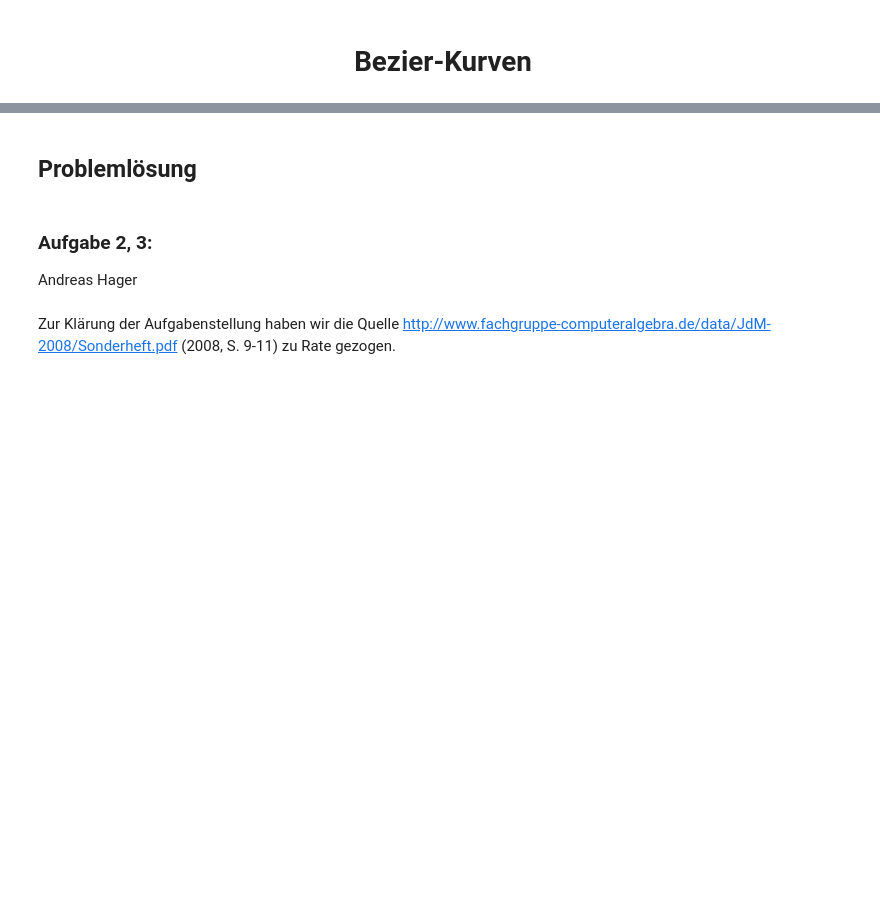
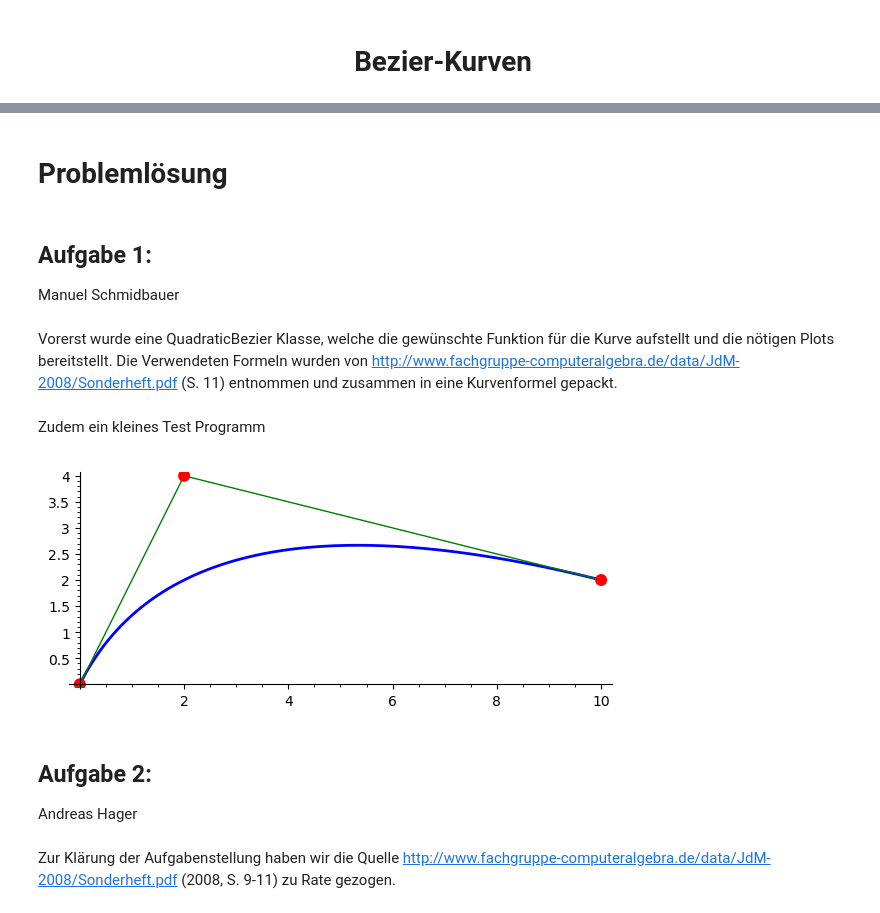
Before and after one commit to AndHager/Bezier, a Jupyter notebook: BezierAndreas.ipynb, the cells around one changed output, grey strips where cells are left out. Saved outputs shown, nothing was run; the diff lists cells and outputs as text; code cells hidden in the pictures; blank space fills up the shorter version.

```diff
--- a/BezierAndreas.ipynb
+++ b/BezierAndreas.ipynb
@@ -3,7 +5,62 @@
 # %% [markdown]
-## Problemlösung
+# Problemlösung
+# %% [markdown]
+## Aufgabe 1:
+Manuel Schmidbauer
+# %% [markdown]
+Vorerst wurde eine QuadraticBezier Klasse, welche die gewünschte Funktion für die Kurve aufstellt und die nötigen Plots bereitstellt.
+Die Verwendeten Formeln wurden von http://www.fachgruppe-computeralgebra.de/data/JdM-2008/Sonderheft.pdf (S. 11) entnommen und zusammen in eine Kurvenformel gepackt.
+# %%
+class QuadraticBezier:
+    """
+    Implementation of a quadratic bezier curve
+    :author Manuel Schmidbauer:
+    """
+
+    def __init__(self, A, B, C):
+        """
+        Creates a new quadratic bezier curve
+        :param A: vector representing the start point
+        :param B: vector representing the control point
+        :param C: vector representing the end point
+        """
+        t = var('t')
+
+        self.A = A
+        self.B = B
+        self.C = C
+
+        # Functions for the points D and E
+        D = A + t*(B - A)
+        E = B + t*(C - B)
+
+        # Function for the final curve
+        self.curve = D + t * (E - D)
+
+    def get_plot(self):
+        curve_plot = parametric_plot((self.curve[0], self.curve[1]),
+                                     (0, 1),
+                                     color='blue',
+                                     thickness=2,
+                                     zorder=0)
+        points_plot = points([self.A, self.B, self.C],
+                             size=50,
+                             color='red',
+                             zorder=2)
+        lines_plot = line([self.A, self.B, self.B, self.C],
+                          color='green',
+                          zorder=1)
+        return curve_plot, points_plot, lines_plot
+# %% [markdown]
+Zudem ein kleines Test Programm
+# %%
+curve = QuadraticBezier(vector([0, 0]), vector([2, 4]), vector([10, 2]))
+plots = curve.get_plot()
+show(plots[0] + plots[1] + plots[2])
+# %% [output]
+[figure, added]
 # %% [markdown]
-### Aufgabe 2, 3:
+## Aufgabe 2:
 Andreas Hager
 # %% [markdown]
 Zur Klärung der Aufgabenstellung haben wir die Quelle http://www.fachgruppe-computeralgebra.de/data/JdM-2008/Sonderheft.pdf (2008, S. 9-11) zu Rate gezogen.
```
Also changed, not shown: parts of 24 cells of this notebook.
